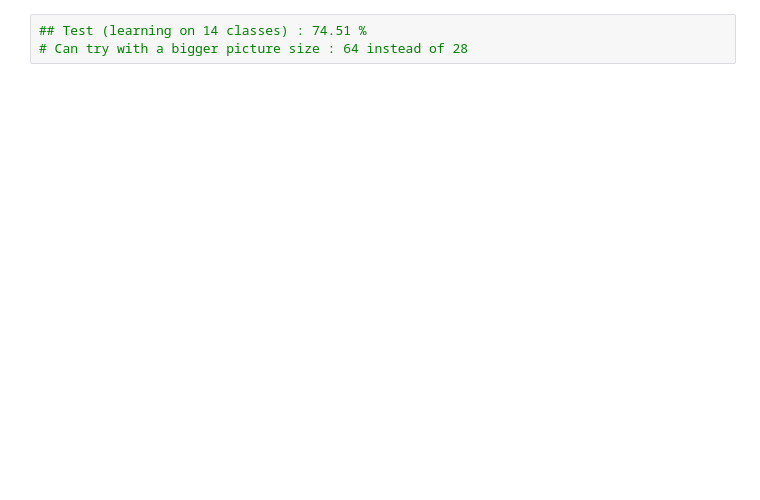
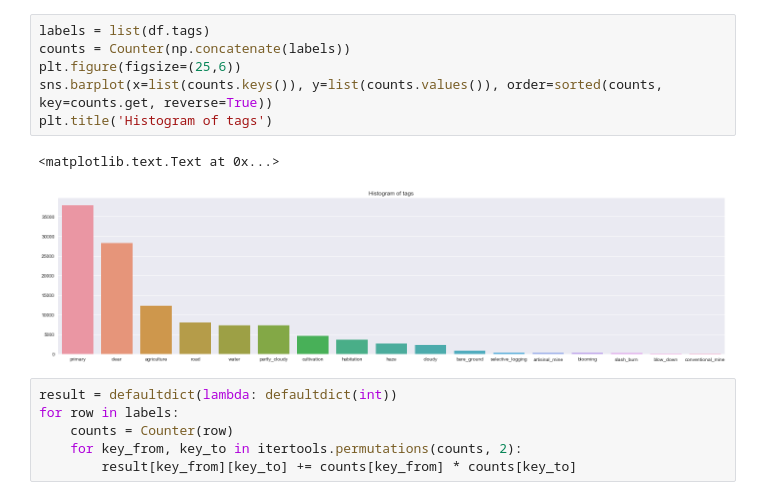
Before and after one commit to alexattia/Data-Science-Projects, a Jupyter notebook: KaggleAmazon/Understanding the Amazon from Space.ipynb, the cells around one changed output. Cells and saved outputs as stored; diff of their text form; blank space fills up the shorter version.

```diff
--- a/KaggleAmazon/Understanding the Amazon from Space.ipynb
+++ b/KaggleAmazon/Understanding the Amazon from Space.ipynb
@@ -191,3 +33,15 @@ Valid accuracy 74.9131121643
-# %%
-## Test (learning on 14 classes) : 74.51 %
-# Can try with a bigger picture size : 64 instead of 28
+# %%
+labels = list(df.tags)
+counts = Counter(np.concatenate(labels))
+plt.figure(figsize=(25,6))
+sns.barplot(x=list(counts.keys()), y=list(counts.values()), order=sorted(counts, key=counts.get, reverse=True))
+plt.title('Histogram of tags')
+# %% [output]
+<matplotlib.text.Text at 0x...>
+[figure, added]
+# %%
+result = defaultdict(lambda: defaultdict(int))
+for row in labels:
+    counts = Counter(row)
+    for key_from, key_to in itertools.permutations(counts, 2):
+        result[key_from][key_to] += counts[key_from] * counts[key_to]
```
Also changed, not shown: parts of 12 cells of this notebook.
